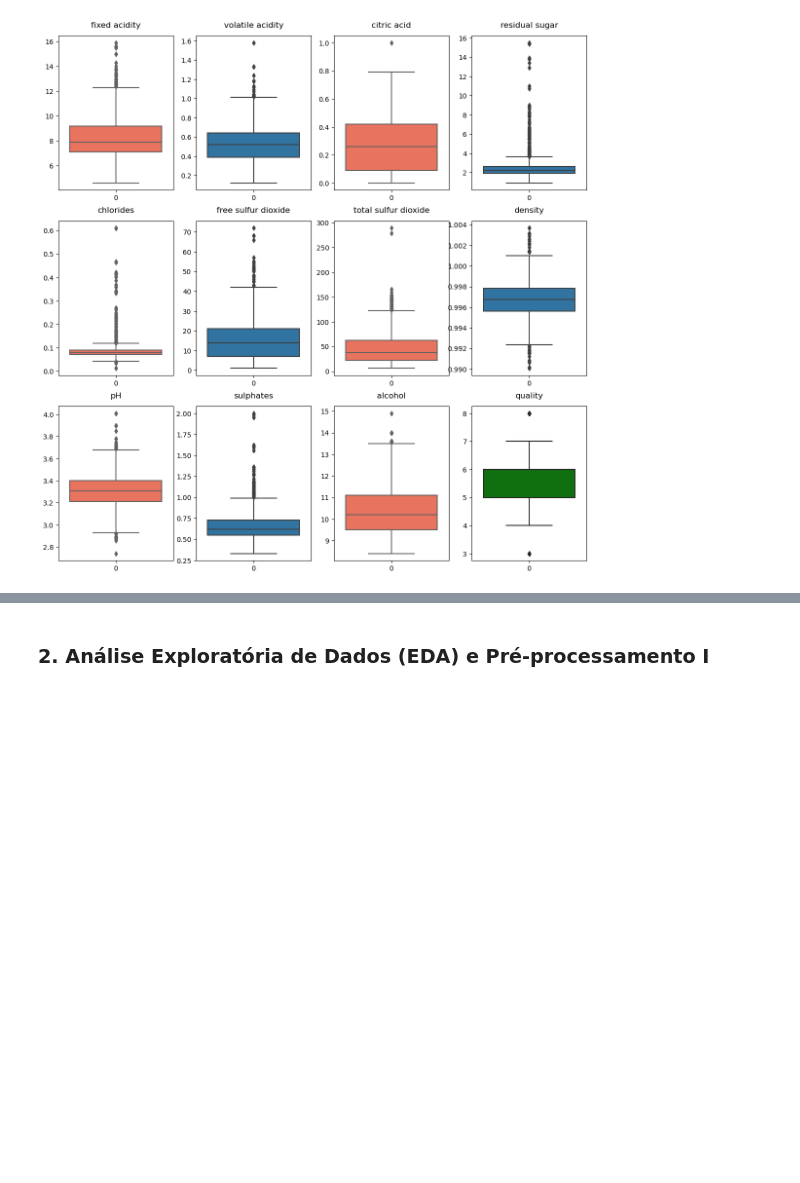
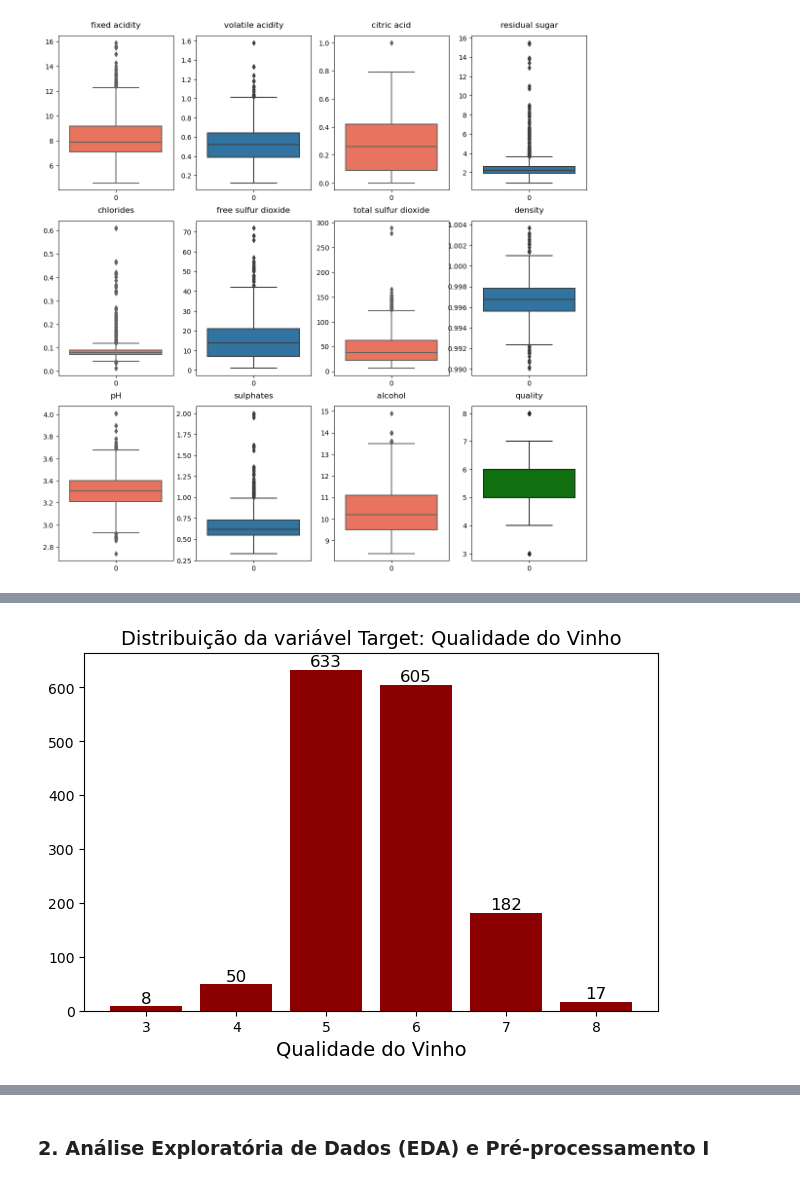
Before and after one commit to albertoakel/EBAC, a Jupyter notebook: notebook/Atividade_modulo32_Random_Florest_Albertoakel.ipynb, the cells around one changed output, grey strips where cells are left out. Drawn from its saved outputs; the diff is of its cells as text; code cells hidden in the pictures; blank space fills up the shorter version.

```diff
--- a/notebook/Atividade_modulo32_Random_Florest_Albertoakel.ipynb
+++ b/notebook/Atividade_modulo32_Random_Florest_Albertoakel.ipynb
@@ -233,0 +230,32 @@ plt.tight_layout()
+# %%
+# Supondo que seu dataframe se chame 'df' e a coluna target seja 'Target'
+
+plt.bar(p.index, p.values,color='darkred')
+plt.title('Distribuição da variável Target: Qualidade do Vinho', fontsize=14)
+plt.xlabel('Qualidade do Vinho',fontsize=14)
+
+for i in range(len(p)):
+    plt.text(p.index[i], p.values[i] , f'{p.values[i]}', ha='center', va='bottom', fontsize=12)
+plt.tight_layout(rect=[0.0, 0, 1, 0.96])
+
+
+# contagem = df2['quality'].value_counts()
+# print("Distribuição da variável Target:")
+# print(contagem)
+
+# # Opcional: Calcular as proporções em porcentagem
+# proporcao = df2['quality'].value_counts(normalize=True) * 100
+
+# print("\nProporção em porcentagem:")
+# print(proporcao)
+# p=df2['quality'].value_counts().sort_index()
+
+
+
+# print(p.index[0],p.values[0])
+# print(p.index[1],p.values[1])
+# print(p.index[2],p.values[2])
+# print(p.index[3],p.values[3])
+# print(p.index[4],p.values[4])
+# %% [output]
+[figure, added]
```
Also changed, not shown: parts of 6 cells of this notebook, 11 other files.
